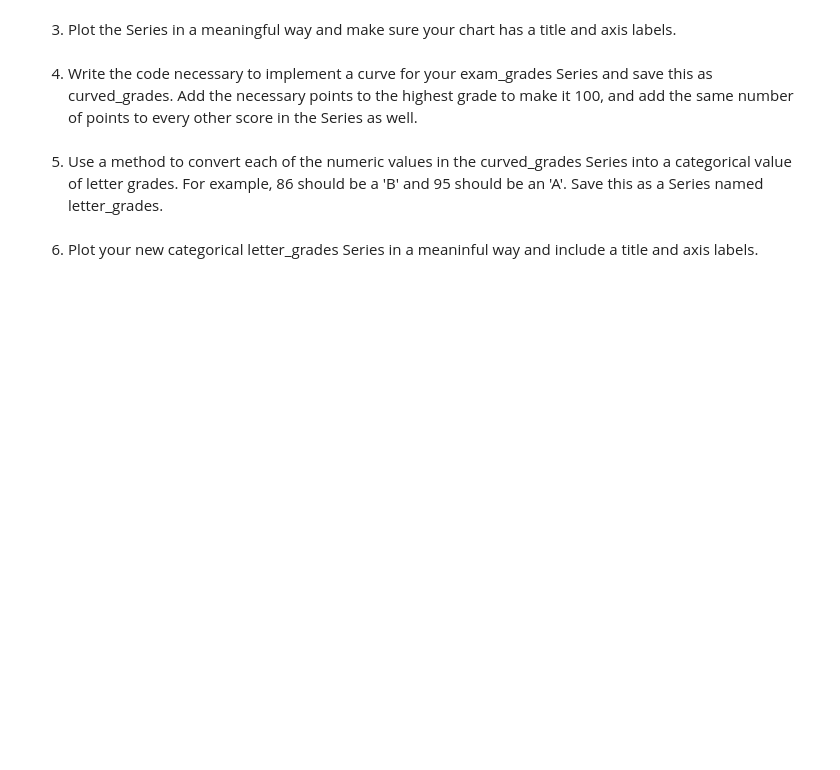
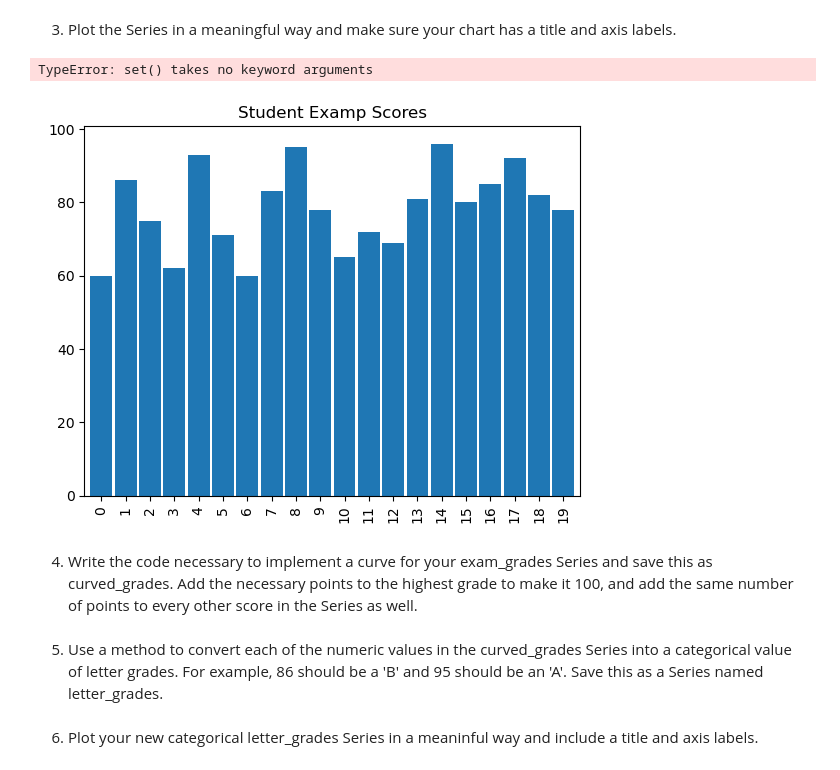
Before and after one commit to MigashaneVictoire/numpy-pandas-visualization-exercises, a Jupyter notebook: pandas_series.ipynb, the cells around one changed output. Drawn from its saved outputs; the diff is of its cells as text; code cells hidden in the pictures; blank space fills up the shorter version.

```diff
--- a/pandas_series.ipynb
+++ b/pandas_series.ipynb
@@ -443 +513,5 @@ KeyError: "None of [Index(['$796,459.41', '$278.60', '$482,571.67', '$4,503,915.
+# %%
+scores = [60, 86, 75, 62, 93, 71, 60, 83, 95, 78, 65, 72, 69, 81, 96, 80, 85, 92, 82, 78]
+
+scores = pd.Series(scores)
 # %% [markdown]
@@ -452,5 +537,12 @@ Use pandas to create a Series named exam_scores from the following list:
 # %% [markdown]
 3. Plot the Series in a meaningful way and make sure your chart has a title and axis labels.
+# %%
+scores.plot.bar(title="Student Examp Scores", width= .9)
+set(xlabel= "student")
+# ylabel= "Scores")
+# %% [output]
+TypeError: set() takes no keyword arguments
+[figure, added]
 # %% [markdown]
 4. Write the code necessary to implement a curve for your exam_grades Series and save this as curved_grades. Add the necessary points to the highest grade to make it 100, and add the same number of points to every other score in the Series as well.
 # %% [markdown]
```
Also changed, not shown: parts of 21 cells of this notebook.
